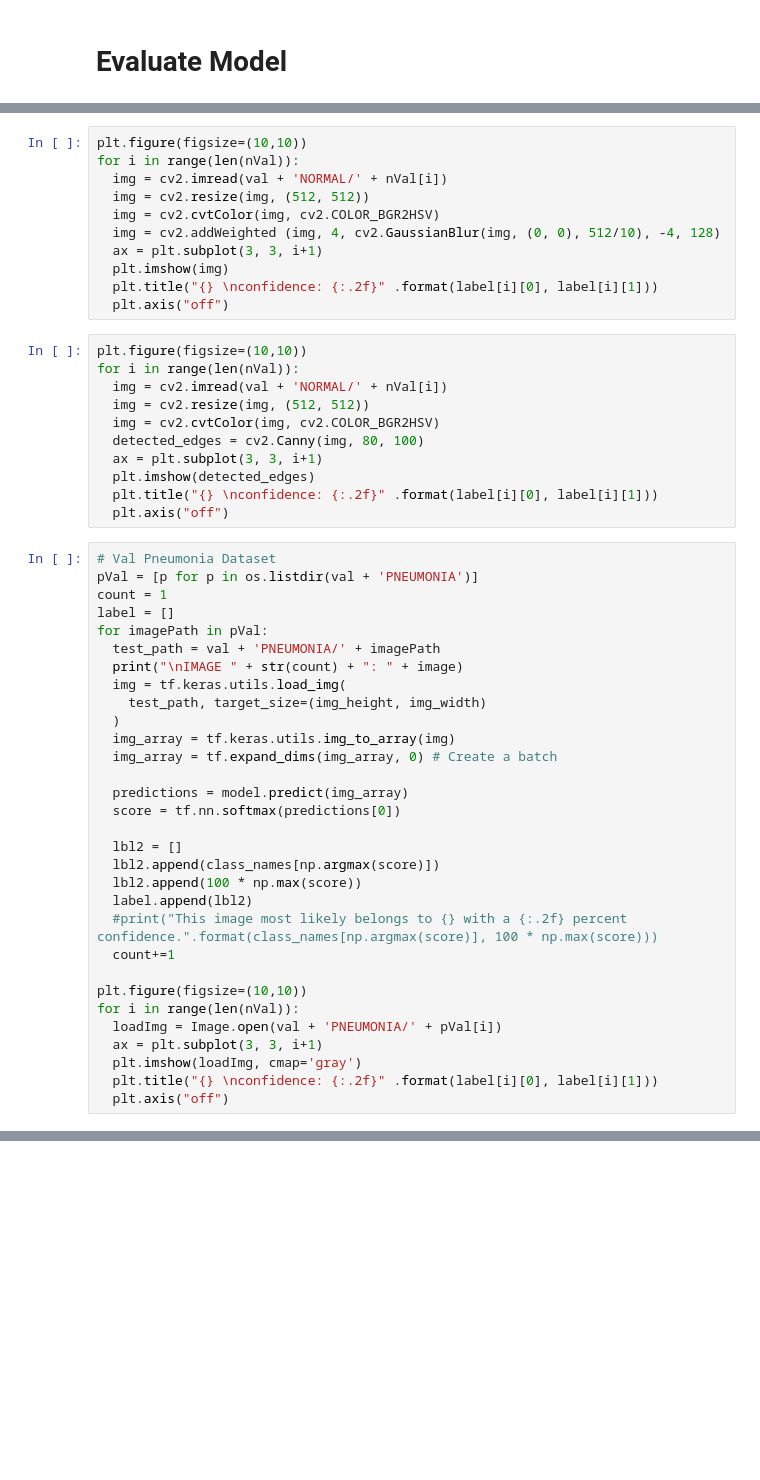
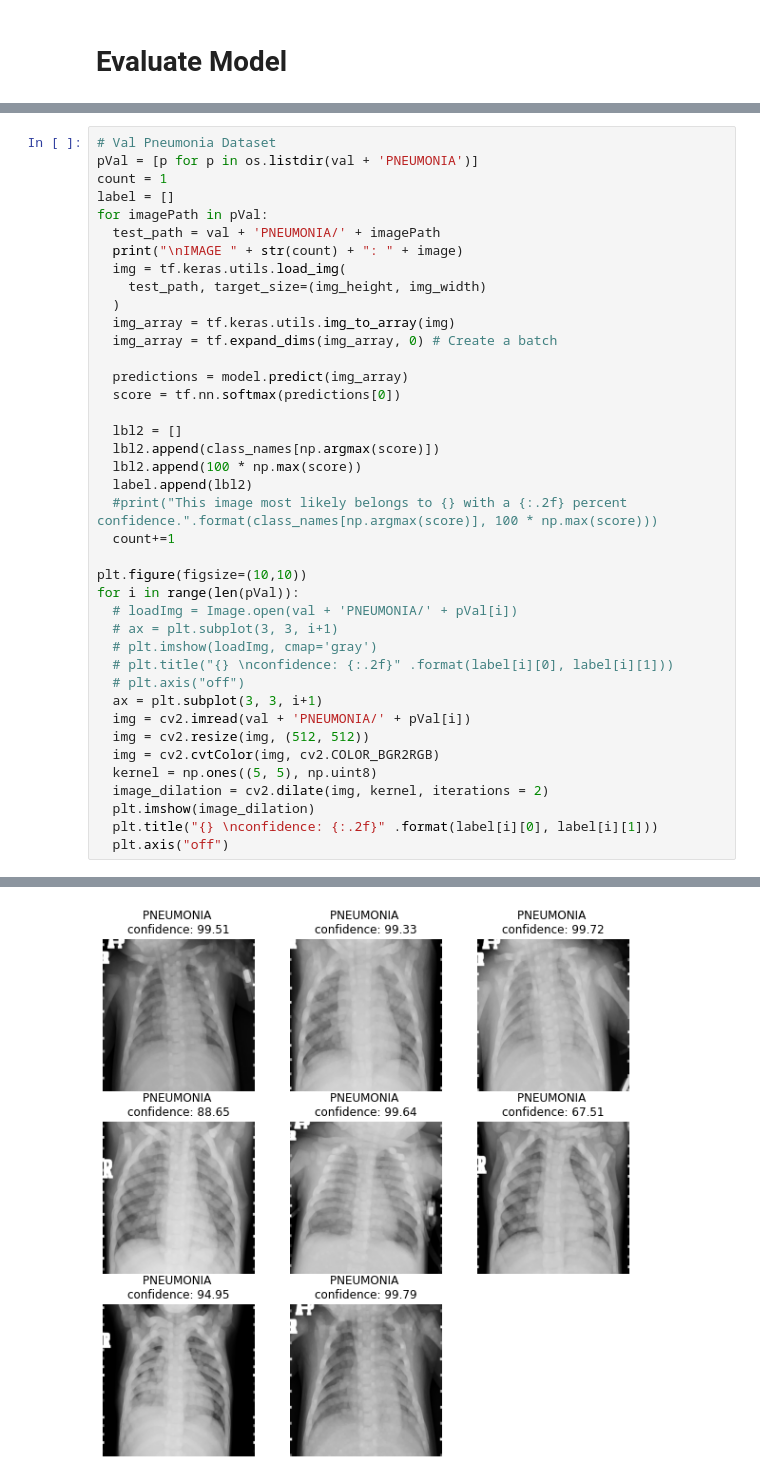
Before and after one commit to chezyio/SC1015_Project, a Jupyter notebook: SC1015_Project.ipynb, the cells around one changed output, grey strips where cells are left out. Saved outputs shown, nothing was run; the diff lists cells and outputs as text; blank space fills up the shorter version.

```diff
--- a/SC1015_Project.ipynb
+++ b/SC1015_Project.ipynb
@@ -399,25 +530,3 @@ for i in range(len(nVal)):
-# %%
-plt.figure(figsize=(10,10))
-for i in range(len(nVal)):
-  img = cv2.imread(val + 'NORMAL/' + nVal[i])
-  img = cv2.resize(img, (512, 512))
-  img = cv2.cvtColor(img, cv2.COLOR_BGR2HSV)
-  img = cv2.addWeighted (img, 4, cv2.GaussianBlur(img, (0, 0), 512/10), -4, 128)
-  ax = plt.subplot(3, 3, i+1)
-  plt.imshow(img)
-  plt.title("{} \nconfidence: {:.2f}" .format(label[i][0], label[i][1]))
-  plt.axis("off")
-# %%
-plt.figure(figsize=(10,10))
-for i in range(len(nVal)):
-  img = cv2.imread(val + 'NORMAL/' + nVal[i])
-  img = cv2.resize(img, (512, 512))
-  img = cv2.cvtColor(img, cv2.COLOR_BGR2HSV)
-  detected_edges = cv2.Canny(img, 80, 100)
-  ax = plt.subplot(3, 3, i+1)
-  plt.imshow(detected_edges)
-  plt.title("{} \nconfidence: {:.2f}" .format(label[i][0], label[i][1]))
-  plt.axis("off")
 # %%
 # Val Pneumonia Dataset
 pVal = [p for p in os.listdir(val + 'PNEUMONIA')]
@@ -443,9 +552,19 @@ for imagePath in pVal:
   count+=1
 
 plt.figure(figsize=(10,10))
-for i in range(len(nVal)):
-  loadImg = Image.open(val + 'PNEUMONIA/' + pVal[i])
+for i in range(len(pVal)):
+  # loadImg = Image.open(val + 'PNEUMONIA/' + pVal[i])
+  # ax = plt.subplot(3, 3, i+1)
+  # plt.imshow(loadImg, cmap='gray')
+  # plt.title("{} \nconfidence: {:.2f}" .format(label[i][0], label[i][1]))
+  # plt.axis("off")
   ax = plt.subplot(3, 3, i+1)
-  plt.imshow(loadImg, cmap='gray')
+  img = cv2.imread(val + 'PNEUMONIA/' + pVal[i])
+  img = cv2.resize(img, (512, 512))
+  img = cv2.cvtColor(img, cv2.COLOR_BGR2RGB)
+  kernel = np.ones((5, 5), np.uint8)
+  image_dilation = cv2.dilate(img, kernel, iterations = 2)
+  plt.imshow(image_dilation)
   plt.title("{} \nconfidence: {:.2f}" .format(label[i][0], label[i][1]))
   plt.axis("off")
+# %% [output]
@@ -451,0 +588 @@ for i in range(len(nVal)):
+[figure, added]
```
Also changed, not shown: parts of 21 cells of this notebook.
